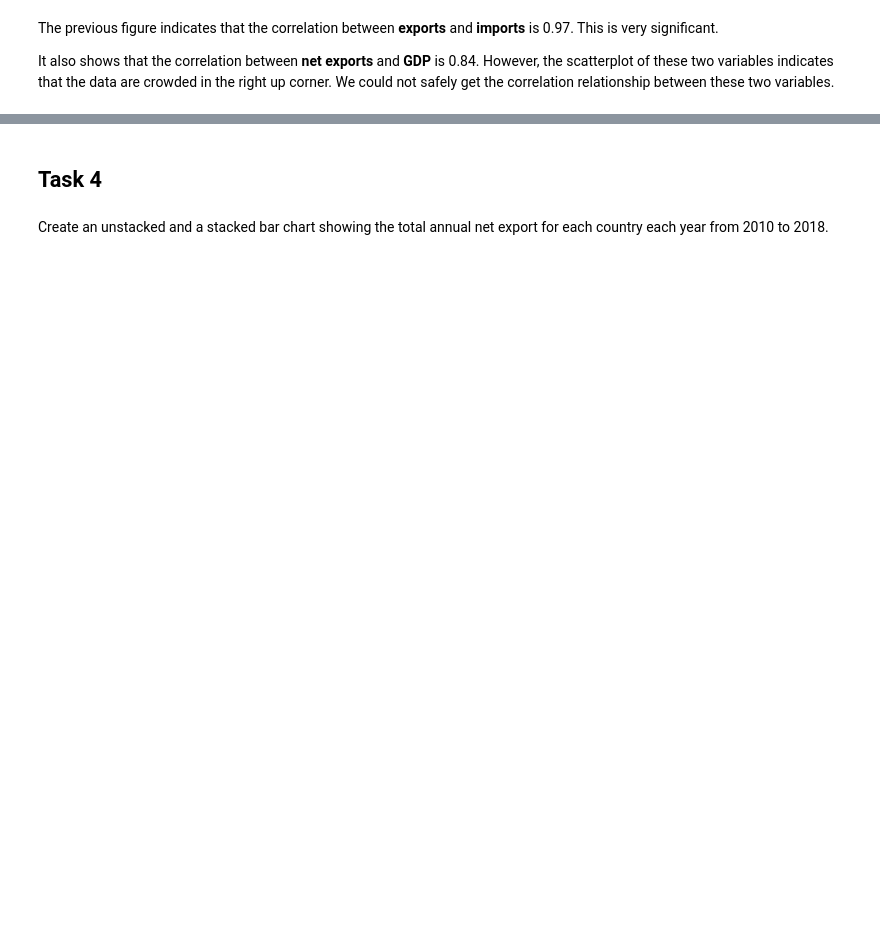
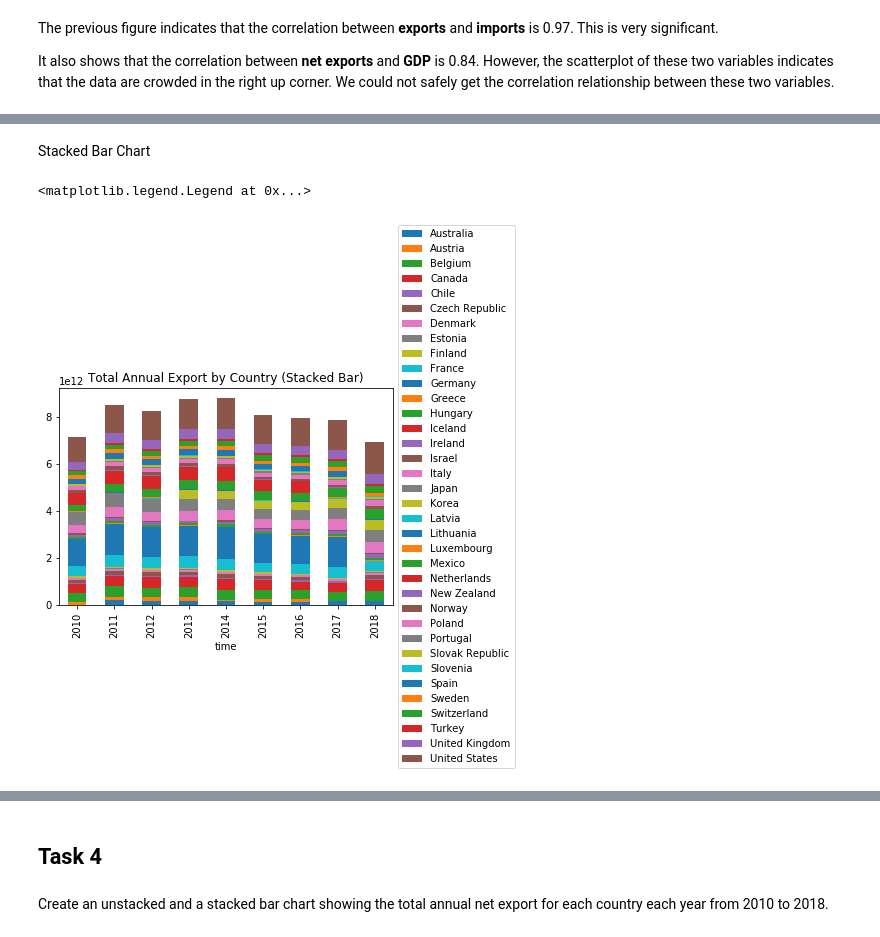
Before and after one commit to RSM2401-JMEX/Group-Assignment-3, a Jupyter notebook: Group-Assignment-3.ipynb, the cells around one changed output, grey strips where cells are left out. Drawn from its saved outputs; the diff is of its cells as text; code cells hidden in the pictures; blank space fills up the shorter version.

```diff
--- a/Group-Assignment-3.ipynb
+++ b/Group-Assignment-3.ipynb
@@ -457,0 +506,9 @@ It also shows that the correlation between **net exports** and **GDP** is 0.84.
+# %% [markdown]
+Stacked Bar Chart
+# %%
+# Stacked Bar Chart
+df_export_country_sum.plot(kind='bar', stacked=True, title = 'Total Annual Export by Country ({})'.format('Stacked Bar'))
+plt.legend(loc='center left', bbox_to_anchor=(1, 0.5))
+# %% [output]
+<matplotlib.legend.Legend at 0x...>
+[figure, added]
```
Also changed, not shown: parts of 23 cells of this notebook.
